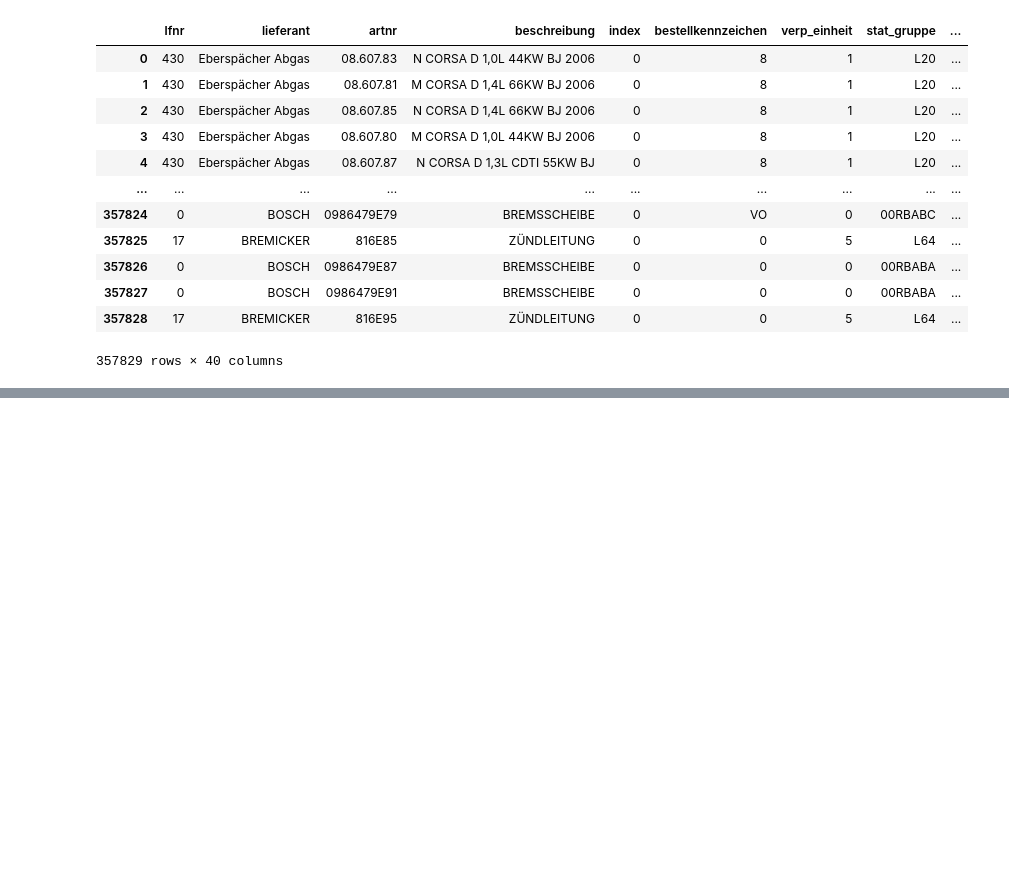
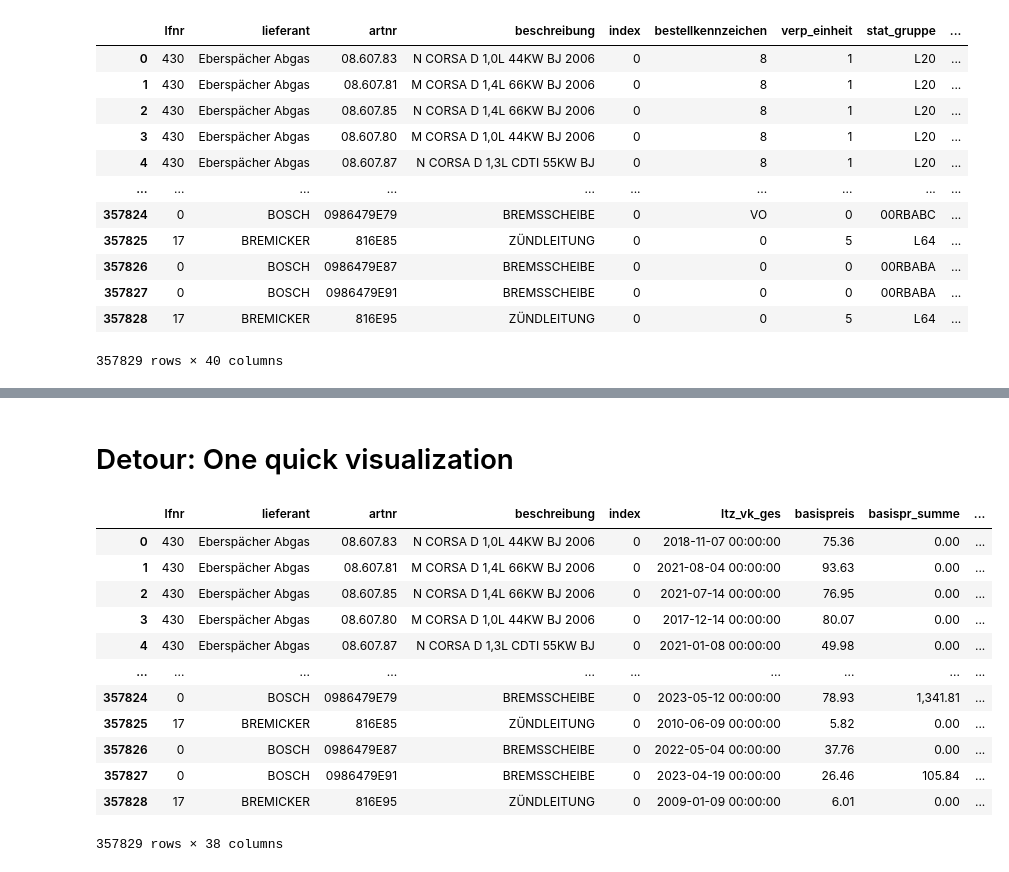
Before and after one commit to capstone-kueblbeck/capstone-kueblbeck, a Jupyter notebook: coding/data_cleaning.ipynb, the cells around one changed output, grey strips where cells are left out. Cells and saved outputs as stored; diff of their text form; code cells hidden in the pictures; blank space fills up the shorter version.

```diff
--- a/coding/data_cleaning.ipynb
+++ b/coding/data_cleaning.ipynb
@@ -378,0 +393,5 @@ df_master
+# %%
+# Drop columns that are not needed
+
+df_master.drop(columns=['bestellkennzeichen', 'verp_einheit', 'stat_gruppe'], inplace=True)
+df_master.head()
@@ -378,0 +406,32 @@ df_master
+# %% [markdown]
+# Detour: One quick visualization
+# %%
+#create new column and categorize each article according to sales and stock
+
+PE_categories = ['In stock, min 3 sales', 'In stock, less 3 sales', 'not in stock, min 3 sales', 'not in stock, less 3 sales', 'No sales, no stock']
+
+PE_condition = [
+    (df_master['gesamt_lager'] > 0) & (df_master['gesamt_vk'] >= 3),
+    (df_master['gesamt_lager'] > 0) & (df_master['gesamt_vk'] < 3),
+    (df_master['gesamt_lager'] <= 0) & (df_master['gesamt_vk'] >= 3),
+    (df_master['gesamt_lager'] <= 0) & (df_master['gesamt_vk'] < 3) & (df_master['gesamt_vk'] > 0),
+    (df_master['gesamt_lager'] == 0) & (df_master['gesamt_vk'] == 0)
+]
+
+df_master['gesamt_quality'] = np.select(PE_condition, PE_categories)
+
+df_master
+# %% [output]
+|  | lfnr | lieferant | artnr | beschreibung | index | ltz_vk_ges | basispreis | basispr_summe | ... |
+| 0 | 430 | Eberspächer Abgas | 08.607.83 | N CORSA D 1,0L 44KW BJ 2006 | 0 | 2018-11-07 00:00:00 | 75.36 | 0.00 | ... |
+| 1 | 430 | Eberspächer Abgas | 08.607.81 | M CORSA D 1,4L 66KW BJ 2006 | 0 | 2021-08-04 00:00:00 | 93.63 | 0.00 | ... |
+| 2 | 430 | Eberspächer Abgas | 08.607.85 | N CORSA D 1,4L 66KW BJ 2006 | 0 | 2021-07-14 00:00:00 | 76.95 | 0.00 | ... |
+| 3 | 430 | Eberspächer Abgas | 08.607.80 | M CORSA D 1,0L 44KW BJ 2006 | 0 | 2017-12-14 00:00:00 | 80.07 | 0.00 | ... |
+| 4 | 430 | Eberspächer Abgas | 08.607.87 | N CORSA D 1,3L CDTI 55KW BJ | 0 | 2021-01-08 00:00:00 | 49.98 | 0.00 | ... |
+| ... | ... | ... | ... | ... | ... | ... | ... | ... | ... |
+| 357824 | 0 | BOSCH | 0986479E79 | BREMSSCHEIBE | 0 | 2023-05-12 00:00:00 | 78.93 | 1,341.81 | ... |
+| 357825 | 17 | BREMICKER | 816E85 | ZÜNDLEITUNG | 0 | 2010-06-09 00:00:00 | 5.82 | 0.00 | ... |
+| 357826 | 0 | BOSCH | 0986479E87 | BREMSSCHEIBE | 0 | 2022-05-04 00:00:00 | 37.76 | 0.00 | ... |
+| 357827 | 0 | BOSCH | 0986479E91 | BREMSSCHEIBE | 0 | 2023-04-19 00:00:00 | 26.46 | 105.84 | ... |
+| 357828 | 17 | BREMICKER | 816E95 | ZÜNDLEITUNG | 0 | 2009-01-09 00:00:00 | 6.01 | 0.00 | ... |
+357829 rows × 38 columns
```
Also changed, not shown: parts of 10 cells of this notebook, 2 other files.
